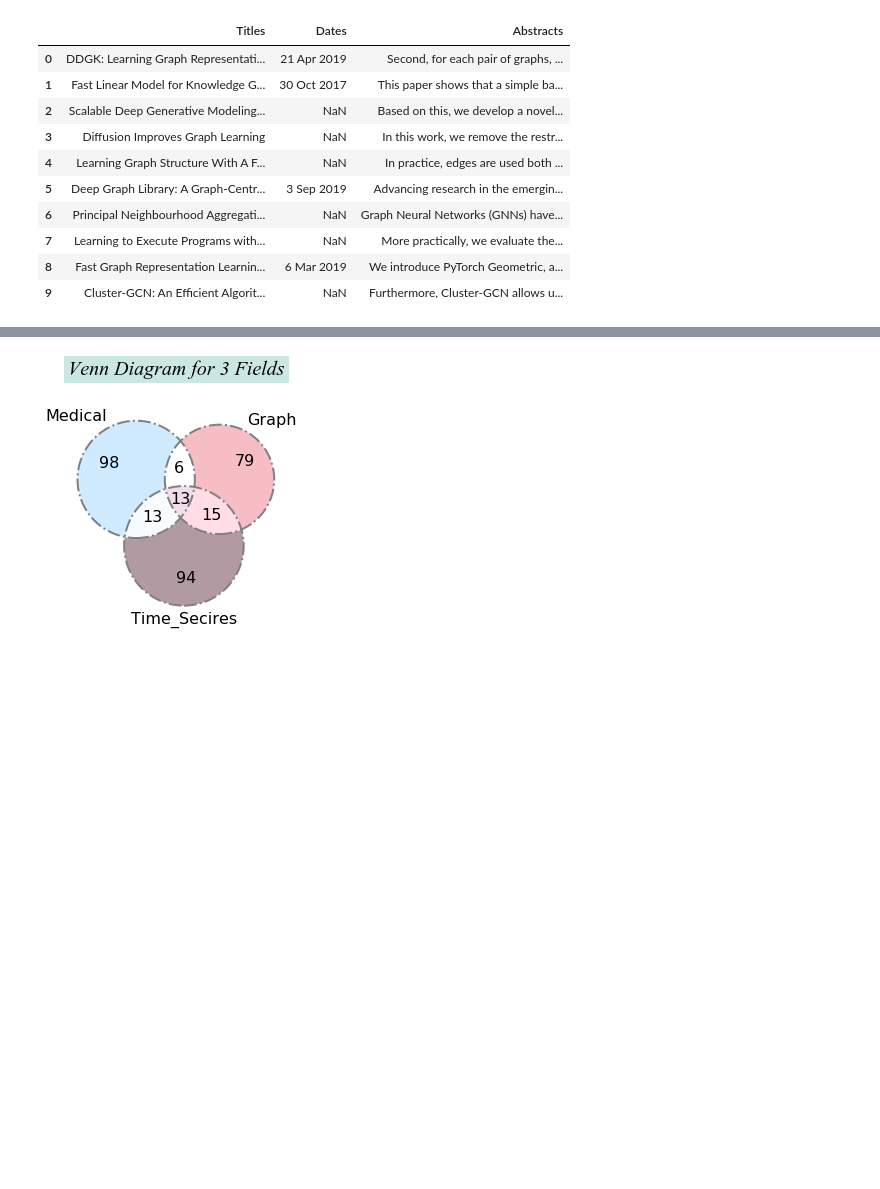
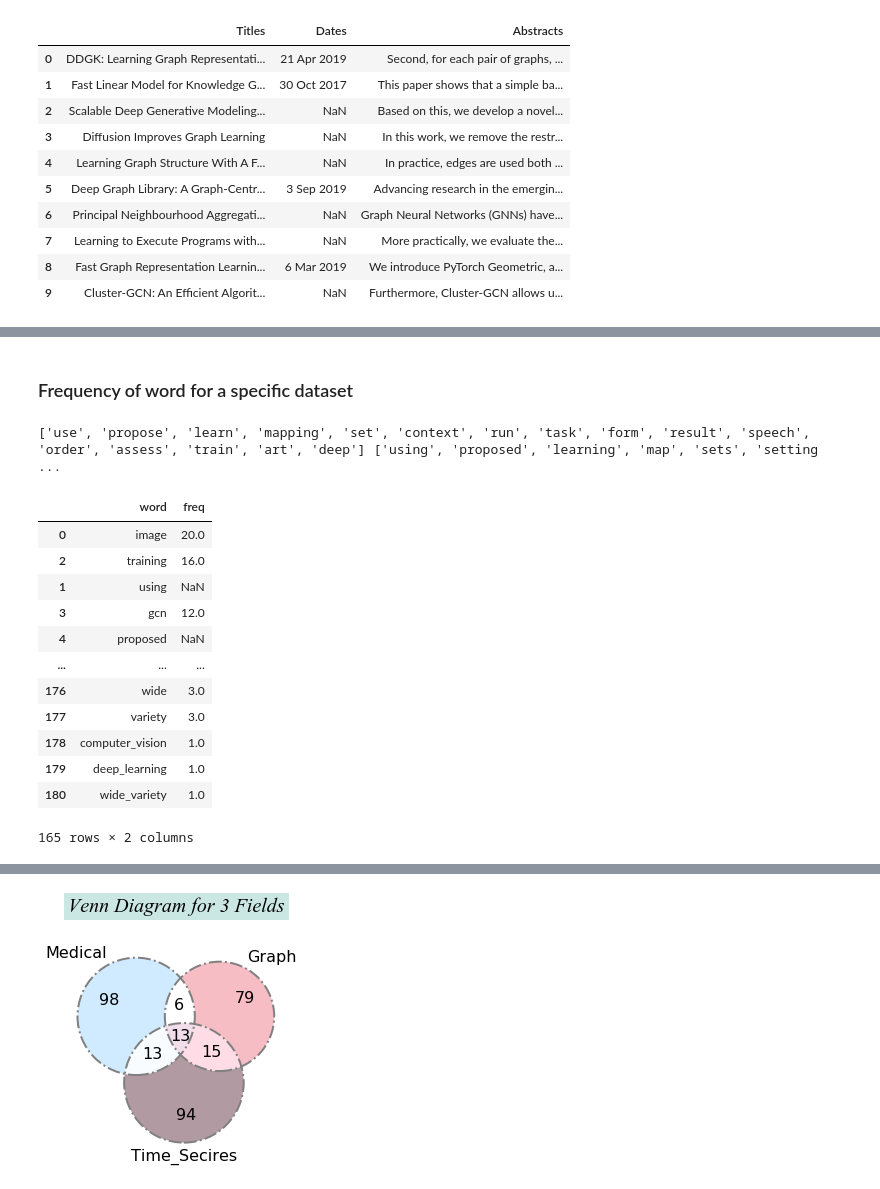
Before and after one commit to ziye003/DataIncubatorChallenge, a Jupyter notebook: DICsec1.ipynb, the cells around one changed output, grey strips where cells are left out. Cells and saved outputs as stored; diff of their text form; code cells hidden in the pictures; blank space fills up the shorter version.

```diff
--- a/DICsec1.ipynb
+++ b/DICsec1.ipynb
@@ -133,0 +170,2 @@ for s in range(len(subjects)):
+# %% [markdown]
+### Frequency of word for a specific dataset
@@ -133,0 +199,48 @@ for s in range(len(subjects)):
+# %%
+def Combine_synonyms(Sdf):
+    dict = {}
+    Sets = set()
+    rep1=[]
+    rep2=[]
+    for wordToCehck in Sdf.word:
+        if wordToCehck not in Sets:
+            synonyms=[]
+            for syn in wordnet.synsets(wordToCehck):
+                for l in syn.lemmas():
+                    synonyms.append(l.name())
+            ss=set(synonyms)
+            Sets.update(ss)
+            for syns in ss:
+                dict[syns]=wordToCehck
+
+        else:
+            rootWord=dict.get(wordToCehck)
+            synf=float(Sdf.freq[Sdf.word==wordToCehck])
+            root=float(Sdf.freq[Sdf.word==rootWord])
+            Sdf.freq[Sdf.word==rootWord]= (root + synf) #delete the word with lower frequency
+            rep1.append(wordToCehck)
+            rep2.append(rootWord)
+            #
+    for r in rep1:
+        Sdf=Sdf[Sdf.word!=r]
+
+    return Sdf,rep1,rep2;
+
+SymbigramCorrectlist,rep1,rep2=Combine_synonyms(Sdf)
+print(rep1,rep2)# check for synaonyms
+SymbigramCorrectlist
+# %% [output]
+['use', 'propose', 'learn', 'mapping', 'set', 'context', 'run', 'task', 'form', 'result', 'speech', 'order', 'assess', 'train', 'art', 'deep'] ['using', 'proposed', 'learning', 'map', 'sets', 'setting ...
+|  | word | freq |
+| 0 | image | 20.0 |
+| 2 | training | 16.0 |
+| 1 | using | NaN |
+| 3 | gcn | 12.0 |
+| 4 | proposed | NaN |
+| ... | ... | ... |
+| 176 | wide | 3.0 |
+| 177 | variety | 3.0 |
+| 178 | computer_vision | 1.0 |
+| 179 | deep_learning | 1.0 |
+| 180 | wide_variety | 1.0 |
+165 rows × 2 columns
```
Also changed, not shown: parts of 30 cells of this notebook.
